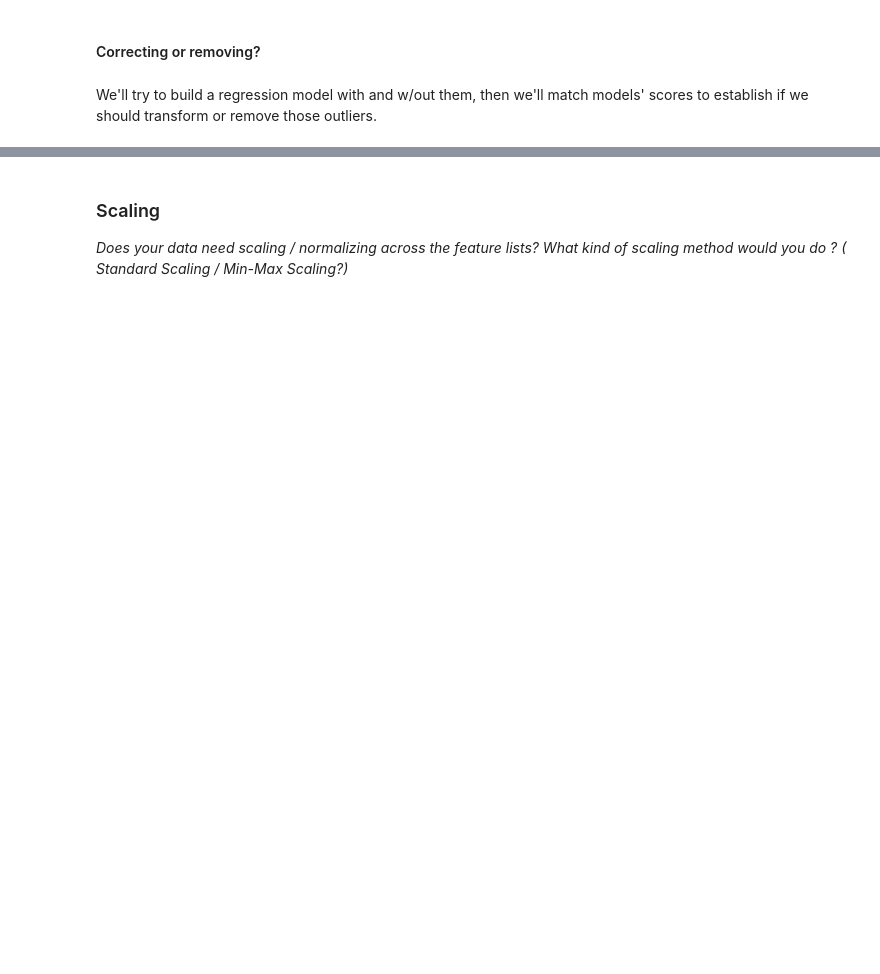
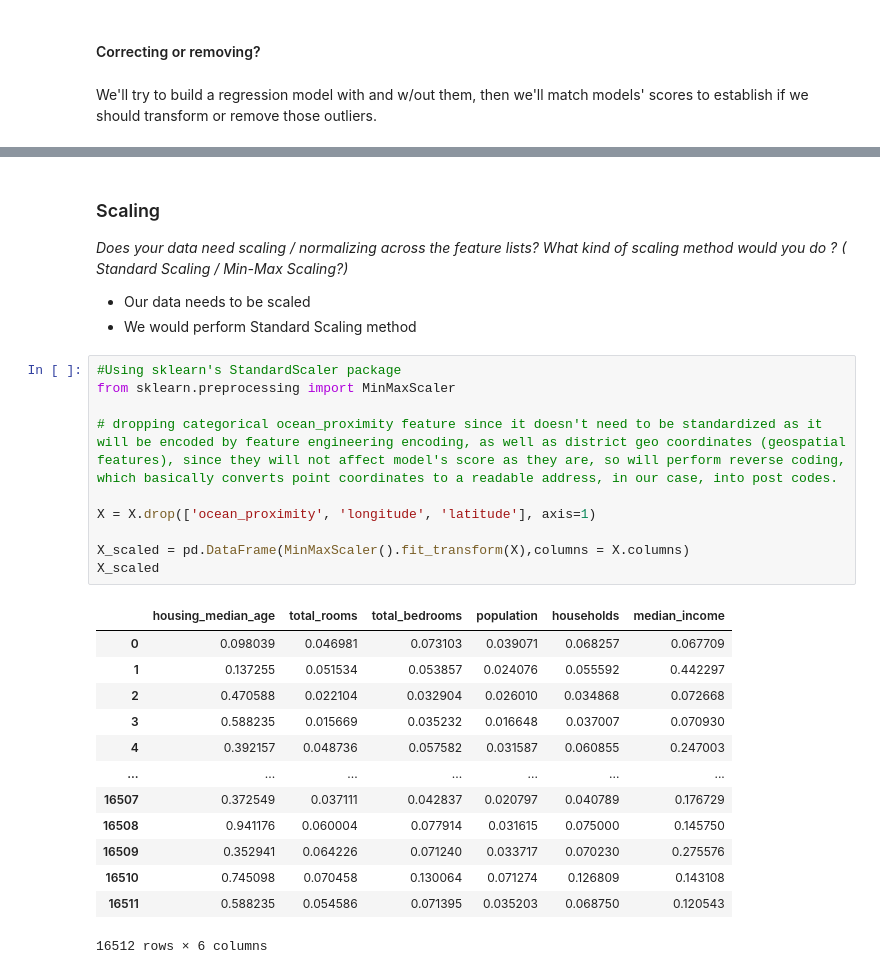
Before and after one commit to adilsmh/House-Market-Prediction, a Jupyter notebook: notebook/notebook_EDA.ipynb, the cells around one changed output, grey strips where cells are left out. Drawn from its saved outputs; the diff is of its cells as text; blank space fills up the shorter version.

```diff
--- a/notebook/notebook_EDA.ipynb
+++ b/notebook/notebook_EDA.ipynb
@@ -244,3 +259,30 @@ We'll try to build a regression model with and w/out them, then we'll match mode
 
 *Does your data need scaling / normalizing across the feature lists?*
 *What kind of scaling method would you do ? ( Standard Scaling / Min-Max Scaling?)*
+
+- Our data needs to be scaled
+- We would perform Standard Scaling method
+# %%
+#Using sklearn's StandardScaler package
+from sklearn.preprocessing import MinMaxScaler
+
+# dropping categorical ocean_proximity feature since it doesn't need to be standardized as it will be encoded by feature engineering encoding, as well as district geo coordinates (geospatial features), since they will not affect model's score as they are, so will perform reverse coding, which basically converts point coordinates to a readable address, in our case, into post codes.
+
+X = X.drop(['ocean_proximity', 'longitude', 'latitude'], axis=1)
+
+X_scaled = pd.DataFrame(MinMaxScaler().fit_transform(X),columns = X.columns)
+X_scaled
+# %% [output]
+|  | housing_median_age | total_rooms | total_bedrooms | population | households | median_income |
+| 0 | 0.098039 | 0.046981 | 0.073103 | 0.039071 | 0.068257 | 0.067709 |
+| 1 | 0.137255 | 0.051534 | 0.053857 | 0.024076 | 0.055592 | 0.442297 |
+| 2 | 0.470588 | 0.022104 | 0.032904 | 0.026010 | 0.034868 | 0.072668 |
+| 3 | 0.588235 | 0.015669 | 0.035232 | 0.016648 | 0.037007 | 0.070930 |
+| 4 | 0.392157 | 0.048736 | 0.057582 | 0.031587 | 0.060855 | 0.247003 |
+| ... | ... | ... | ... | ... | ... | ... |
+| 16507 | 0.372549 | 0.037111 | 0.042837 | 0.020797 | 0.040789 | 0.176729 |
+| 16508 | 0.941176 | 0.060004 | 0.077914 | 0.031615 | 0.075000 | 0.145750 |
+| 16509 | 0.352941 | 0.064226 | 0.071240 | 0.033717 | 0.070230 | 0.275576 |
+| 16510 | 0.745098 | 0.070458 | 0.130064 | 0.071274 | 0.126809 | 0.143108 |
+| 16511 | 0.588235 | 0.054586 | 0.071395 | 0.035203 | 0.068750 | 0.120543 |
+16512 rows × 6 columns
```
Also changed, not shown: parts of 7 cells of this notebook.
